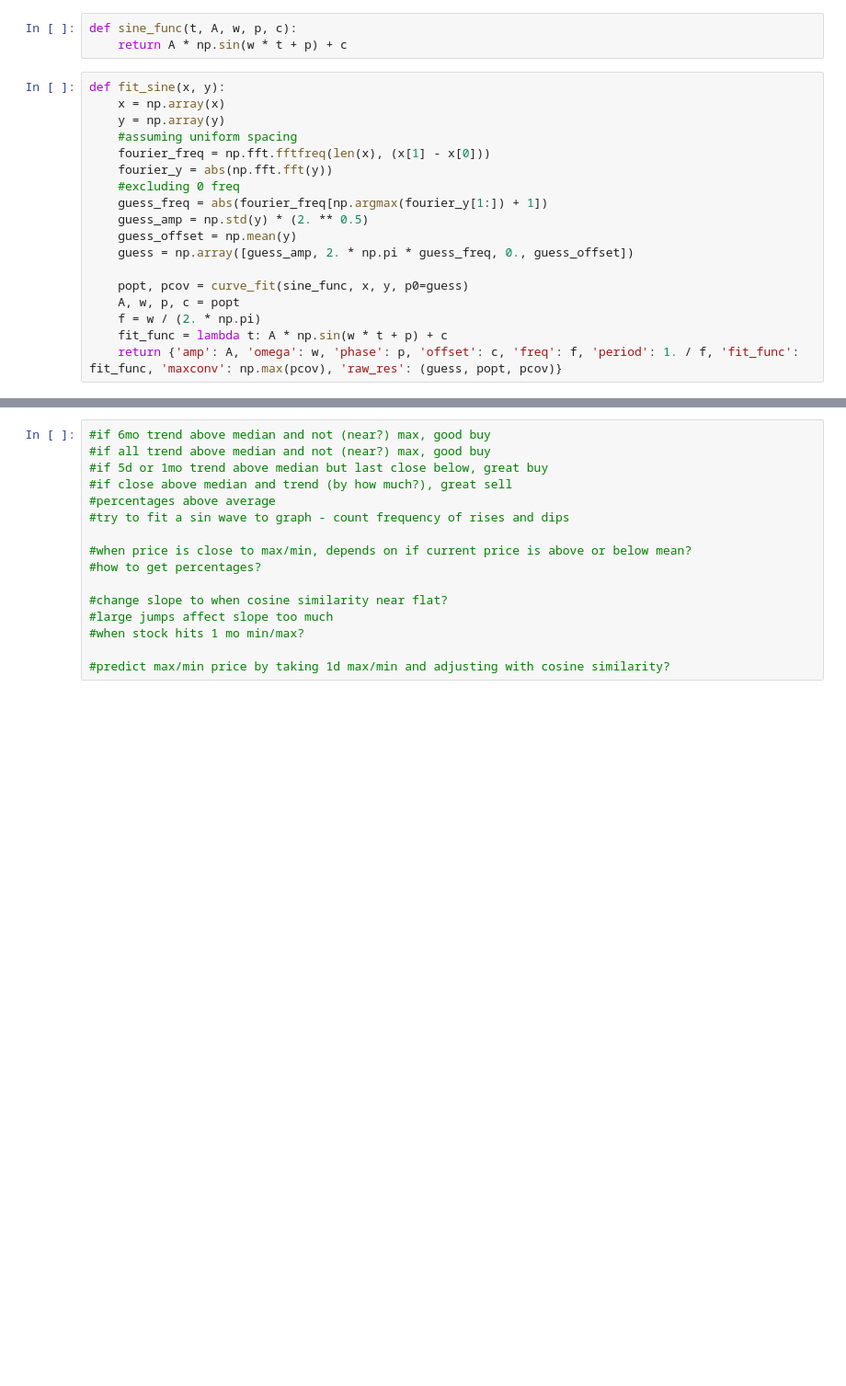
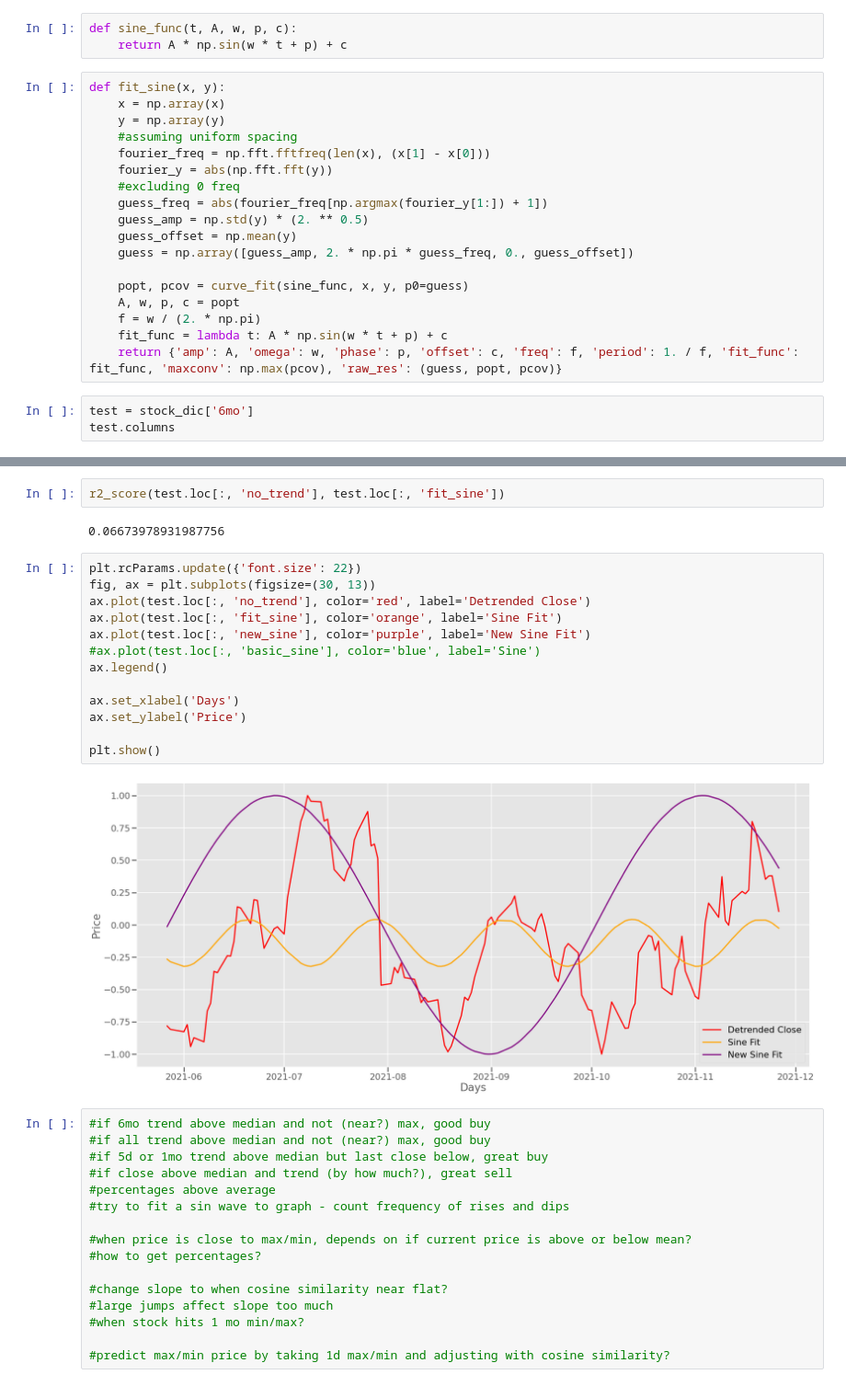
Before and after one commit to seantanken/GalvanizeRepo, a Jupyter notebook: stock_analyzer/yfinance_stock_analysis.ipynb, the cells around one changed output, grey strips where cells are left out. Shown at 92% size. Drawn from its saved outputs; the diff is of its cells as text; blank space fills up the shorter version.

```diff
--- a/stock_analyzer/yfinance_stock_analysis.ipynb
+++ b/stock_analyzer/yfinance_stock_analysis.ipynb
@@ -184,3 +189,6 @@ def fit_sine(x, y):
     f = w / (2. * np.pi)
     fit_func = lambda t: A * np.sin(w * t + p) + c
     return {'amp': A, 'omega': w, 'phase': p, 'offset': c, 'freq': f, 'period': 1. / f, 'fit_func': fit_func, 'maxconv': np.max(pcov), 'raw_res': (guess, popt, pcov)}
+# %%
+test = stock_dic['6mo']
+test.columns
@@ -187,3 +255,22 @@ def fit_sine(x, y):
+# %%
+r2_score(test.loc[:, 'no_trend'], test.loc[:, 'fit_sine'])
+# %% [output]
+0.06673978931987756
+# %%
+plt.rcParams.update({'font.size': 22})
+fig, ax = plt.subplots(figsize=(30, 13))
+ax.plot(test.loc[:, 'no_trend'], color='red', label='Detrended Close')
+ax.plot(test.loc[:, 'fit_sine'], color='orange', label='Sine Fit')
+ax.plot(test.loc[:, 'new_sine'], color='purple', label='New Sine Fit')
+#ax.plot(test.loc[:, 'basic_sine'], color='blue', label='Sine')
+ax.legend()
+
+ax.set_xlabel('Days')
+ax.set_ylabel('Price')
+
+plt.show()
+# %% [output]
+[figure, added]
 # %%
 #if 6mo trend above median and not (near?) max, good buy
 #if all trend above median and not (near?) max, good buy
```
Also changed, not shown: parts of 12 cells of this notebook.
